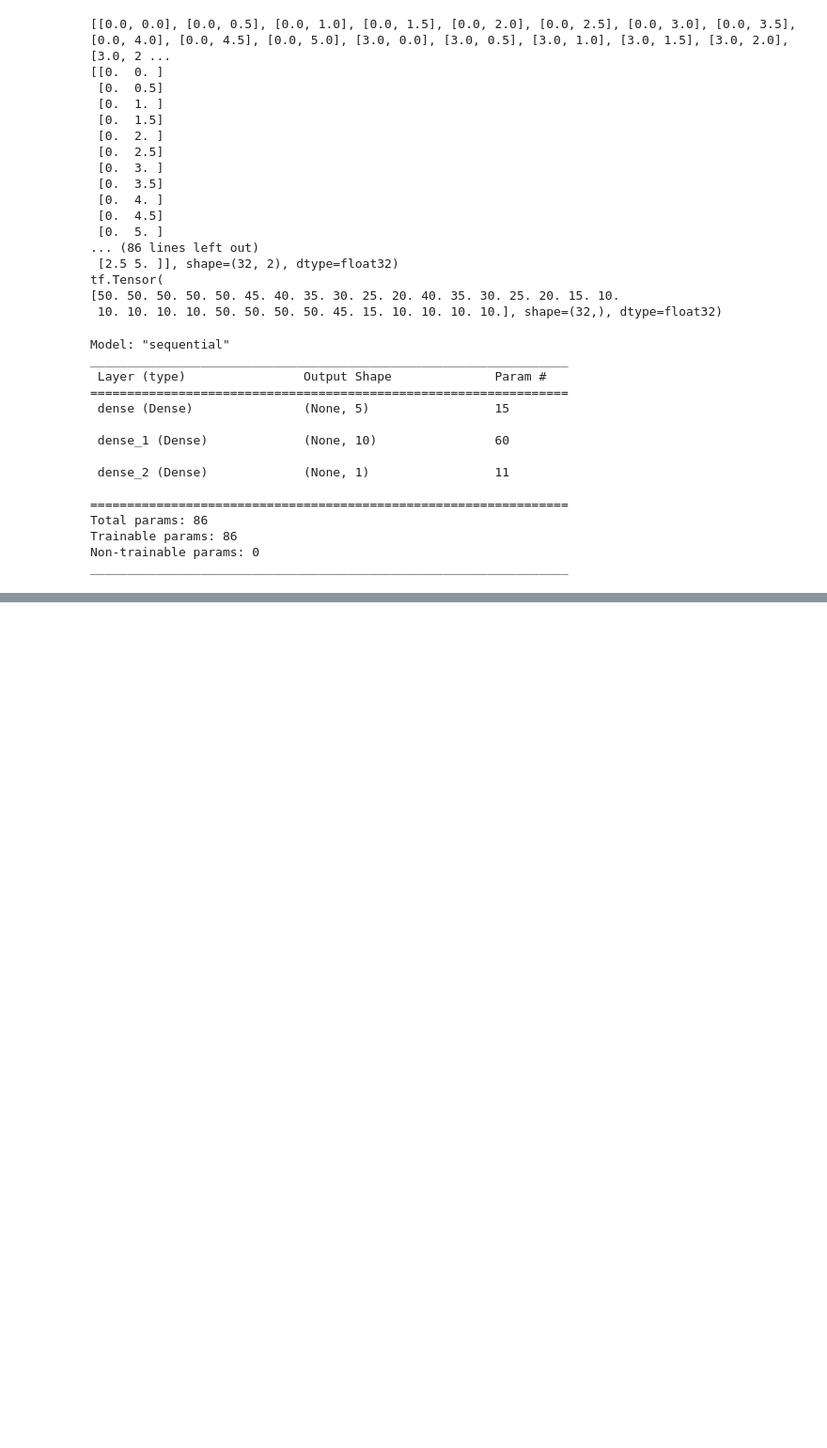
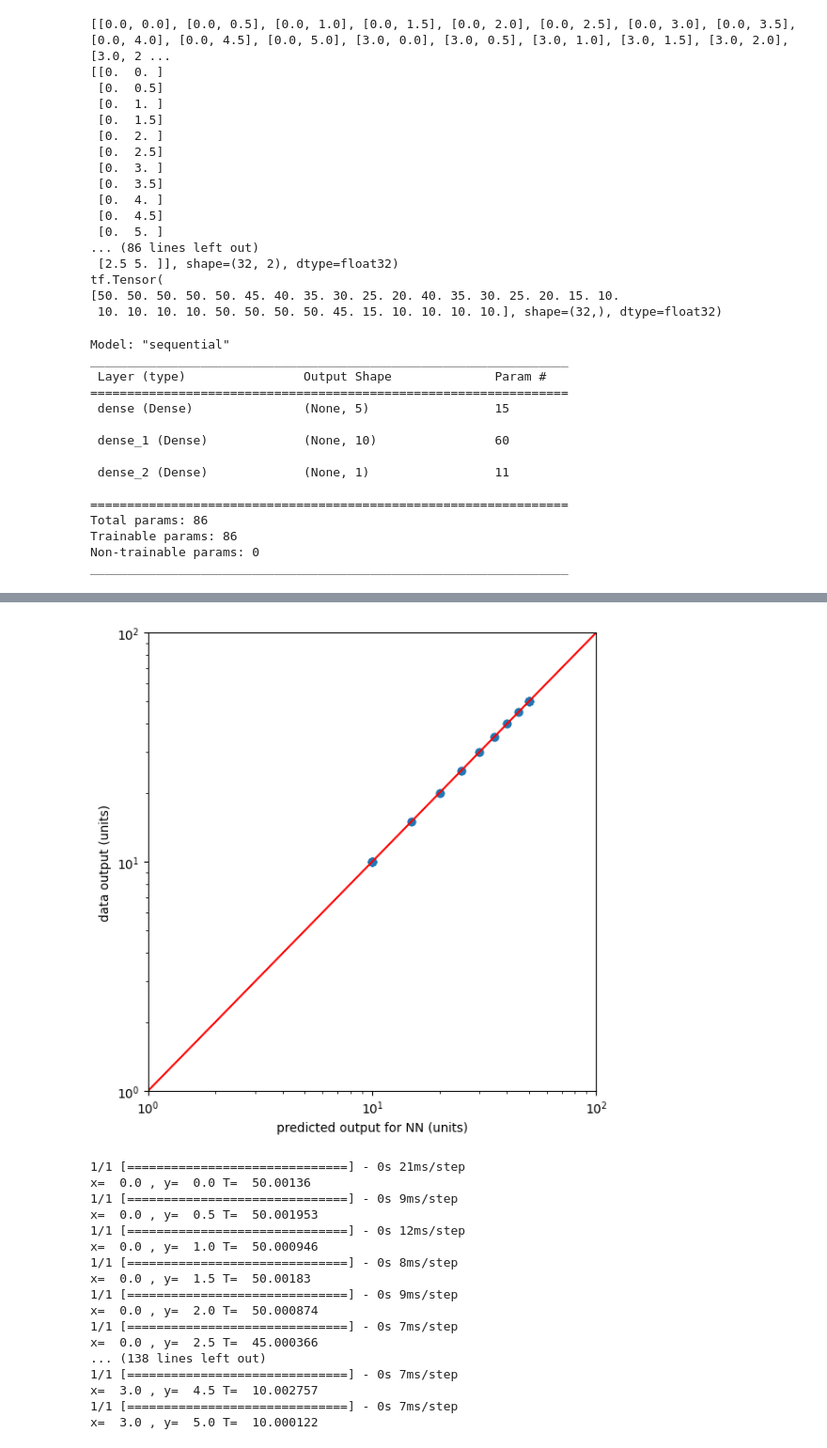
Before and after one commit to FieldDiTian/249-final, a Jupyter notebook: CodeP3.4F25.ipynb, the cells around one changed output, grey strips where cells are left out. Shown at 94% size. Saved outputs shown, nothing was run; the diff lists cells and outputs as text; code cells hidden in the pictures; blank space fills up the shorter version.

```diff
--- a/CodeP3.4F25.ipynb
+++ b/CodeP3.4F25.ipynb
@@ -485,0 +524,60 @@ x=  3.0 , y=  5.0 T=  10.422268
+# %%
+# Plotting (base names use learning rate + kappa)
+import numpy as np, os, matplotlib.pyplot as plt
+from mpl_toolkits.mplot3d import axes3d
+os.makedirs('outputs/part2', exist_ok=True)
+base = 'lr2e-4_kappa5.0'
+
+# 散点：预测 vs 数据（当前模型预测）
+predictions = model.predict(data_inputs)
+plt.figure(figsize=(6,6))
+plt.scatter(predictions[:, 0], data_outputs[:, 0])
+plt.xlabel('predicted output for NN (units)')
+plt.ylabel('data output (units)')
+plt.loglog()
+plt.xlim(xmax = 100, xmin = 1.)
+plt.ylim(ymax = 100, ymin = 1.)
+x_data = np.linspace(1.0, 100.0, num=3)
+y_data = x_data
+plt.plot(x_data, y_data, color='red')
+plt.tight_layout()
+plt.savefig(f'outputs/part2/{base}_scatter.png', dpi=200)
+plt.show()
+
+# 计算网格预测并绘制曲面/热力图
+xa=[]; ya=[]; za=[]
+x =-0.50
+ia=-1
+while (x < 2.51):
+    x = x + 0.5
+    y = -0.5
+    while (y < 4.51):
+        ia=ia+1
+        y = y + 0.50
+        xa.append(x)
+        ya.append(y)
+        outpt = model.predict(np.array([[x,y]]))
+        za.append(outpt[0][0])
+        print ('x= ', x, ', y= ', y,'T= ', outpt[0][0])
+
+X, Y, Z = xa, ya, za
+
+fig = plt.figure()
+ax = plt.axes(projection ='3d')
+ax.plot_trisurf(X, Y, Z, linewidth = 0.2, antialiased = True , cmap='viridis');
+ax.invert_yaxis()
+ax.invert_xaxis()
+plt.tight_layout()
+plt.savefig(f'outputs/part2/{base}_surface.png', dpi=220)
+plt.show()
+
+plt.figure(figsize=(5, 6))
+plt.tripcolor(xa, ya, za, shading='flat', cmap='viridis')
+plt.colorbar(label='Z value')
+plt.xlabel('X')
+plt.ylabel('Y')
+plt.title('Heat Map of Z values over X and Y domain')
+plt.tight_layout()
+plt.savefig(f'outputs/part2/{base}_heatmap.png', dpi=220)
+plt.show()
+# %% [output]
@@ -485,0 +585,18 @@ x=  3.0 , y=  5.0 T=  10.422268
+[figure, added]
+1/1 [==============================] - 0s 21ms/step
+x=  0.0 , y=  0.0 T=  50.00136
+1/1 [==============================] - 0s 9ms/step
+x=  0.0 , y=  0.5 T=  50.001953
+1/1 [==============================] - 0s 12ms/step
+x=  0.0 , y=  1.0 T=  50.000946
+1/1 [==============================] - 0s 8ms/step
+x=  0.0 , y=  1.5 T=  50.00183
+1/1 [==============================] - 0s 9ms/step
+x=  0.0 , y=  2.0 T=  50.000874
+1/1 [==============================] - 0s 7ms/step
+x=  0.0 , y=  2.5 T=  45.000366
+... (138 lines left out)
+1/1 [==============================] - 0s 7ms/step
+x=  3.0 , y=  4.5 T=  10.002757
+1/1 [==============================] - 0s 7ms/step
+x=  3.0 , y=  5.0 T=  10.000122
```
Also changed, not shown: parts of 6 cells of this notebook, 14 other files.
